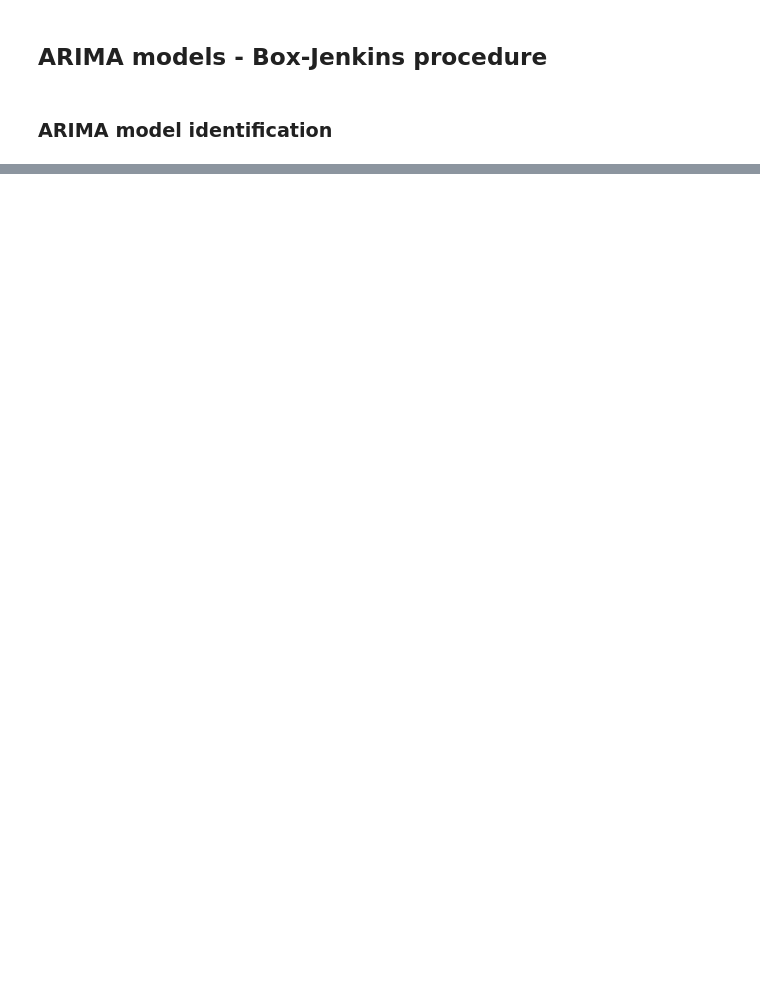
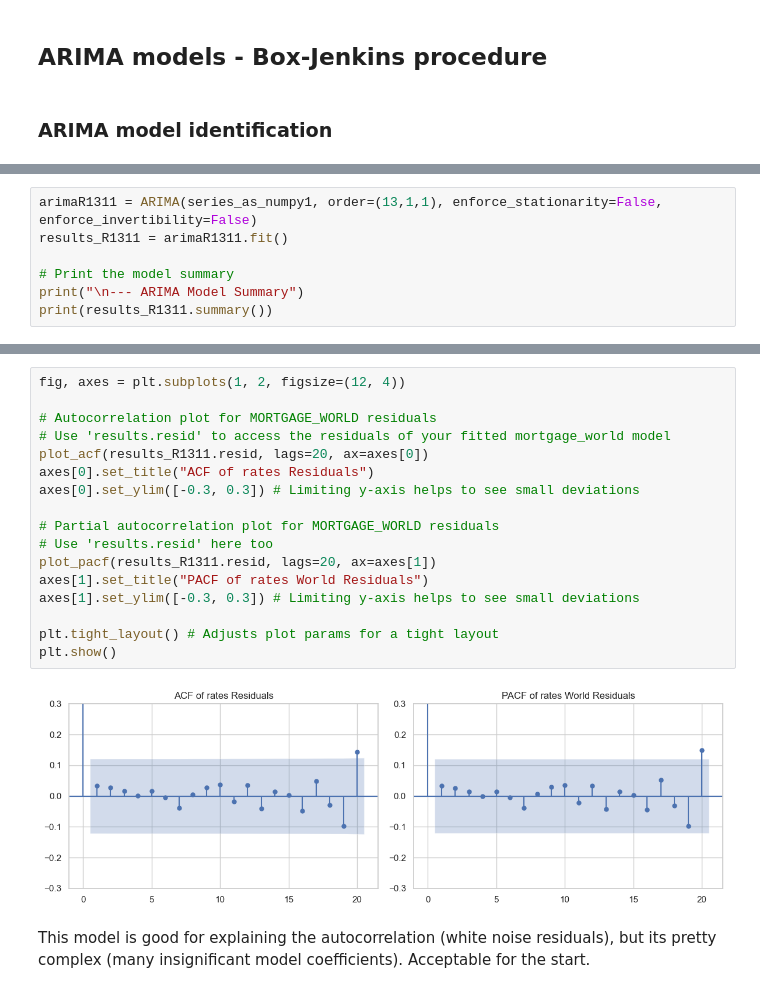
Before and after one commit to asmisiak/TSA_project, a Jupyter notebook: TSA_project.ipynb, the cells around one changed output, grey strips where cells are left out. Saved outputs shown, nothing was run; the diff lists cells and outputs as text; blank space fills up the shorter version.

```diff
--- a/TSA_project.ipynb
+++ b/TSA_project.ipynb
@@ -915,0 +1058,7 @@ TypeError: issubclass() arg 2 must be a class or tuple of classes
+# %%
+arimaR1311 = ARIMA(series_as_numpy1, order=(13,1,1), enforce_stationarity=False, enforce_invertibility=False)
+results_R1311 = arimaR1311.fit()
+
+# Print the model summary
+print("\n--- ARIMA Model Summary")
+print(results_R1311.summary())
@@ -915,0 +1093,21 @@ TypeError: issubclass() arg 2 must be a class or tuple of classes
+# %%
+fig, axes = plt.subplots(1, 2, figsize=(12, 4))
+
+# Autocorrelation plot for MORTGAGE_WORLD residuals
+# Use 'results.resid' to access the residuals of your fitted mortgage_world model
+plot_acf(results_R1311.resid, lags=20, ax=axes[0])
+axes[0].set_title("ACF of rates Residuals")
+axes[0].set_ylim([-0.3, 0.3]) # Limiting y-axis helps to see small deviations
+
+# Partial autocorrelation plot for MORTGAGE_WORLD residuals
+# Use 'results.resid' here too
+plot_pacf(results_R1311.resid, lags=20, ax=axes[1])
+axes[1].set_title("PACF of rates World Residuals")
+axes[1].set_ylim([-0.3, 0.3]) # Limiting y-axis helps to see small deviations
+
+plt.tight_layout() # Adjusts plot params for a tight layout
+plt.show()
+# %% [output]
+[figure, added]
+# %% [markdown]
+This model is good for explaining the autocorrelation (white noise residuals), but its pretty complex (many insignificant model coefficients). Acceptable for the start.
```
Also changed, not shown: parts of 25 cells of this notebook.
